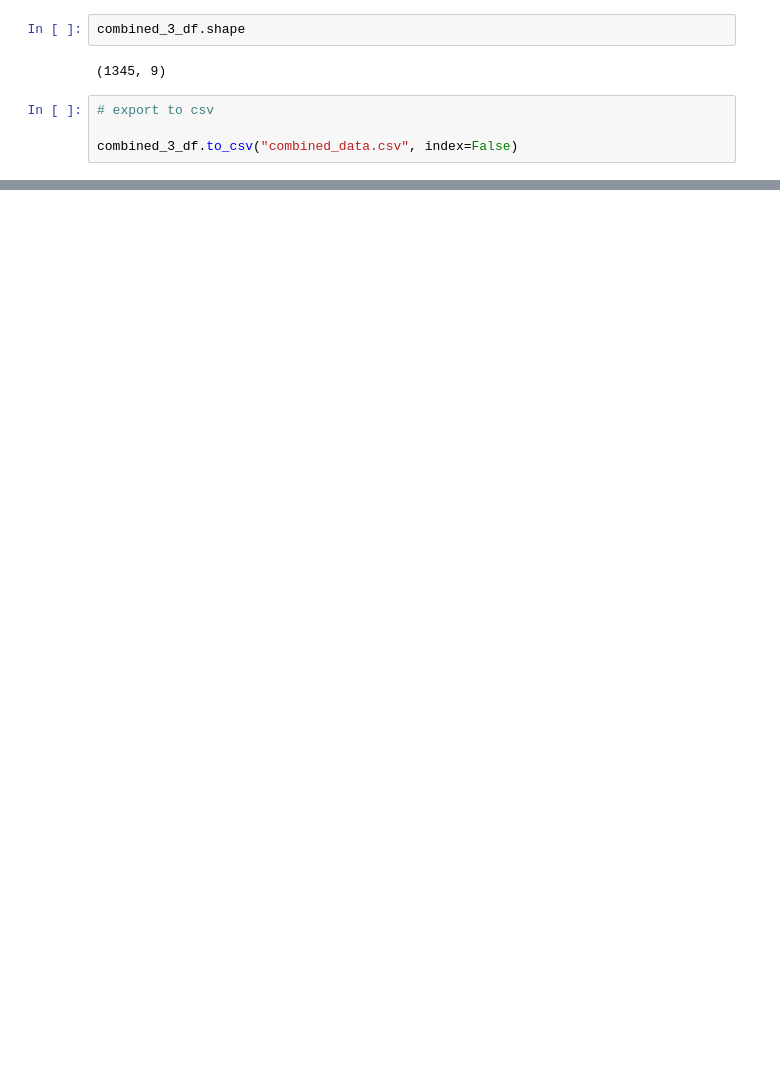
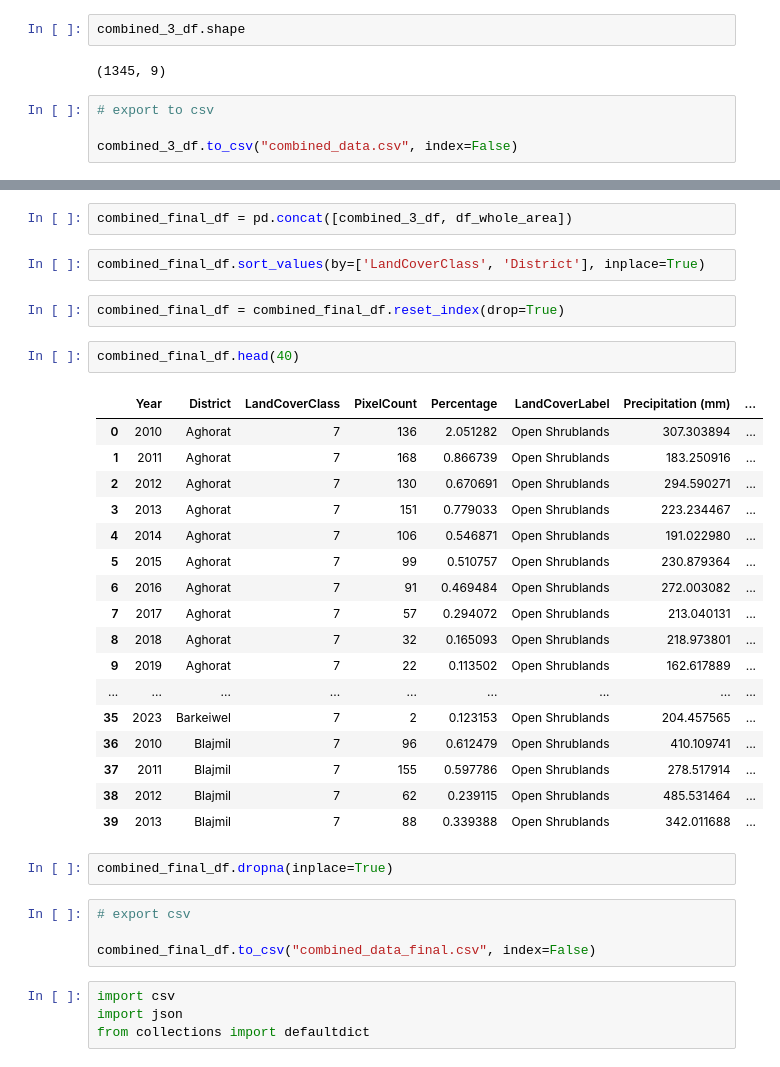
Before and after one commit to frenicohansen/okegaz-g20, a Jupyter notebook: backend/EDA/EDA.ipynb, the cells around one changed output, grey strips where cells are left out. Cells and saved outputs as stored; diff of their text form; blank space fills up the shorter version.

```diff
--- a/backend/EDA/EDA.ipynb
+++ b/backend/EDA/EDA.ipynb
@@ -641,0 +689,36 @@ combined_3_df.head(30)
+# %%
+combined_final_df = pd.concat([combined_3_df, df_whole_area])
+# %%
+combined_final_df.sort_values(by=['LandCoverClass', 'District'], inplace=True)
+# %%
+combined_final_df = combined_final_df.reset_index(drop=True)
+# %%
+combined_final_df.head(40)
+# %% [output]
+|  | Year | District | LandCoverClass | PixelCount | Percentage | LandCoverLabel | Precipitation (mm) | ... |
+| 0 | 2010 | Aghorat | 7 | 136 | 2.051282 | Open Shrublands | 307.303894 | ... |
+| 1 | 2011 | Aghorat | 7 | 168 | 0.866739 | Open Shrublands | 183.250916 | ... |
+| 2 | 2012 | Aghorat | 7 | 130 | 0.670691 | Open Shrublands | 294.590271 | ... |
+| 3 | 2013 | Aghorat | 7 | 151 | 0.779033 | Open Shrublands | 223.234467 | ... |
+| 4 | 2014 | Aghorat | 7 | 106 | 0.546871 | Open Shrublands | 191.022980 | ... |
+| 5 | 2015 | Aghorat | 7 | 99 | 0.510757 | Open Shrublands | 230.879364 | ... |
+| 6 | 2016 | Aghorat | 7 | 91 | 0.469484 | Open Shrublands | 272.003082 | ... |
+| 7 | 2017 | Aghorat | 7 | 57 | 0.294072 | Open Shrublands | 213.040131 | ... |
+| 8 | 2018 | Aghorat | 7 | 32 | 0.165093 | Open Shrublands | 218.973801 | ... |
+| 9 | 2019 | Aghorat | 7 | 22 | 0.113502 | Open Shrublands | 162.617889 | ... |
+| ... | ... | ... | ... | ... | ... | ... | ... | ... |
+| 35 | 2023 | Barkeiwel | 7 | 2 | 0.123153 | Open Shrublands | 204.457565 | ... |
+| 36 | 2010 | Blajmil | 7 | 96 | 0.612479 | Open Shrublands | 410.109741 | ... |
+| 37 | 2011 | Blajmil | 7 | 155 | 0.597786 | Open Shrublands | 278.517914 | ... |
+| 38 | 2012 | Blajmil | 7 | 62 | 0.239115 | Open Shrublands | 485.531464 | ... |
+| 39 | 2013 | Blajmil | 7 | 88 | 0.339388 | Open Shrublands | 342.011688 | ... |
+# %%
+combined_final_df.dropna(inplace=True)
+# %%
+# export csv
+
+combined_final_df.to_csv("combined_data_final.csv", index=False)
+# %%
+import csv
+import json
+from collections import defaultdict
```
Also changed, not shown: parts of 12 cells of this notebook, 20 other files.
